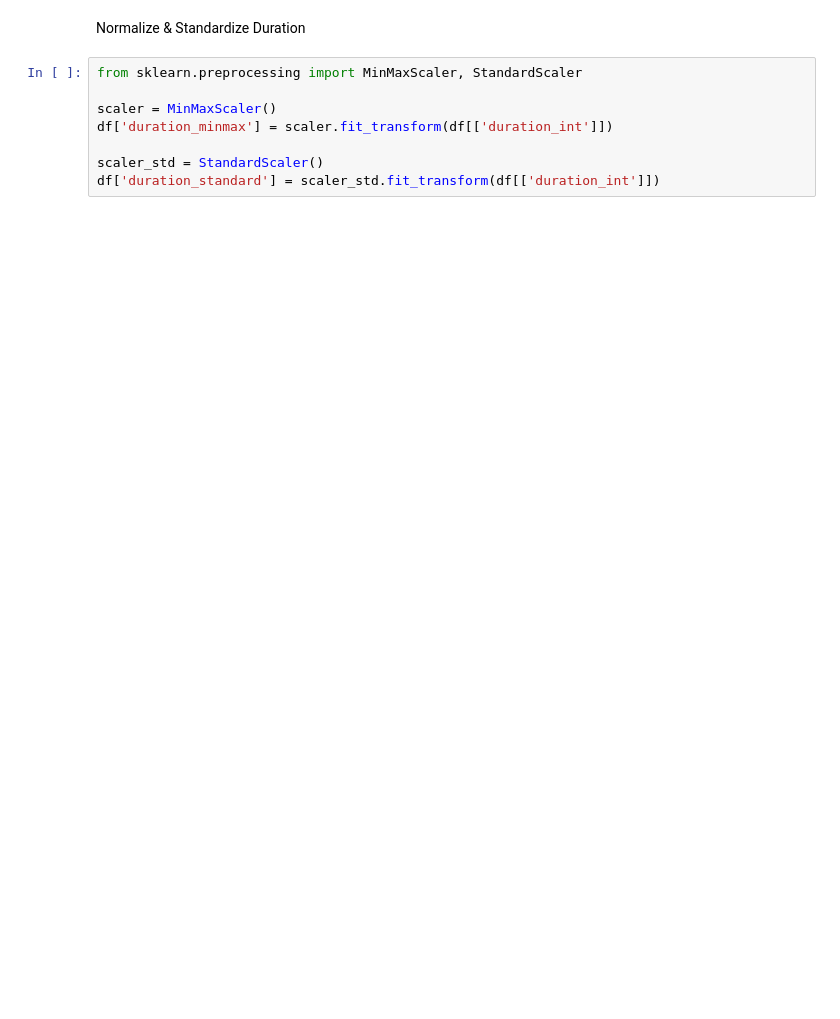
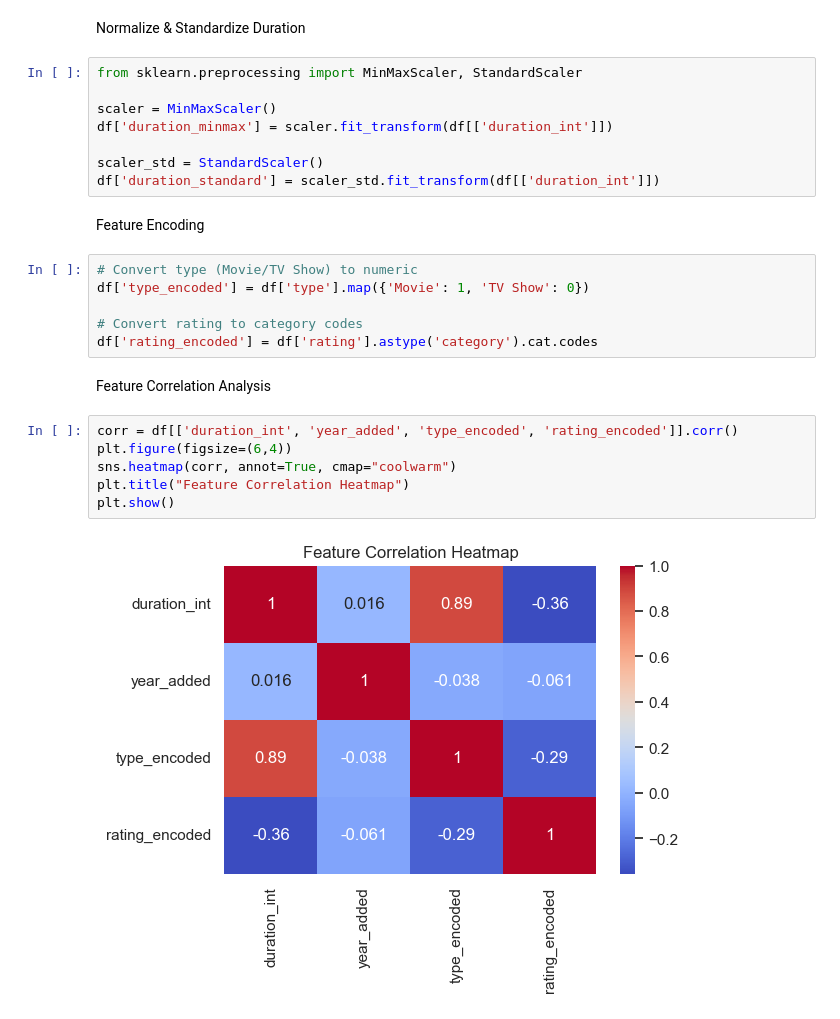
Before and after one commit to Savindi2002/Netflix-Data-Analysis, a Jupyter notebook: notebooks/netflix_analysis.ipynb, the cells around one changed output. Cells and saved outputs as stored; diff of their text form; blank space fills up the shorter version.

```diff
--- a/notebooks/netflix_analysis.ipynb
+++ b/notebooks/netflix_analysis.ipynb
@@ -271,3 +270,21 @@ df['duration_minmax'] = scaler.fit_transform(df[['duration_int']])
 
 scaler_std = StandardScaler()
 df['duration_standard'] = scaler_std.fit_transform(df[['duration_int']])
+# %% [markdown]
+Feature Encoding
+# %%
+# Convert type (Movie/TV Show) to numeric
+df['type_encoded'] = df['type'].map({'Movie': 1, 'TV Show': 0})
+
+# Convert rating to category codes
+df['rating_encoded'] = df['rating'].astype('category').cat.codes
+# %% [markdown]
+Feature Correlation Analysis
+# %%
+corr = df[['duration_int', 'year_added', 'type_encoded', 'rating_encoded']].corr()
+plt.figure(figsize=(6,4))
+sns.heatmap(corr, annot=True, cmap="coolwarm")
+plt.title("Feature Correlation Heatmap")
+plt.show()
+# %% [output]
+[figure, added]
```
Also changed, not shown: parts of 8 cells of this notebook.
